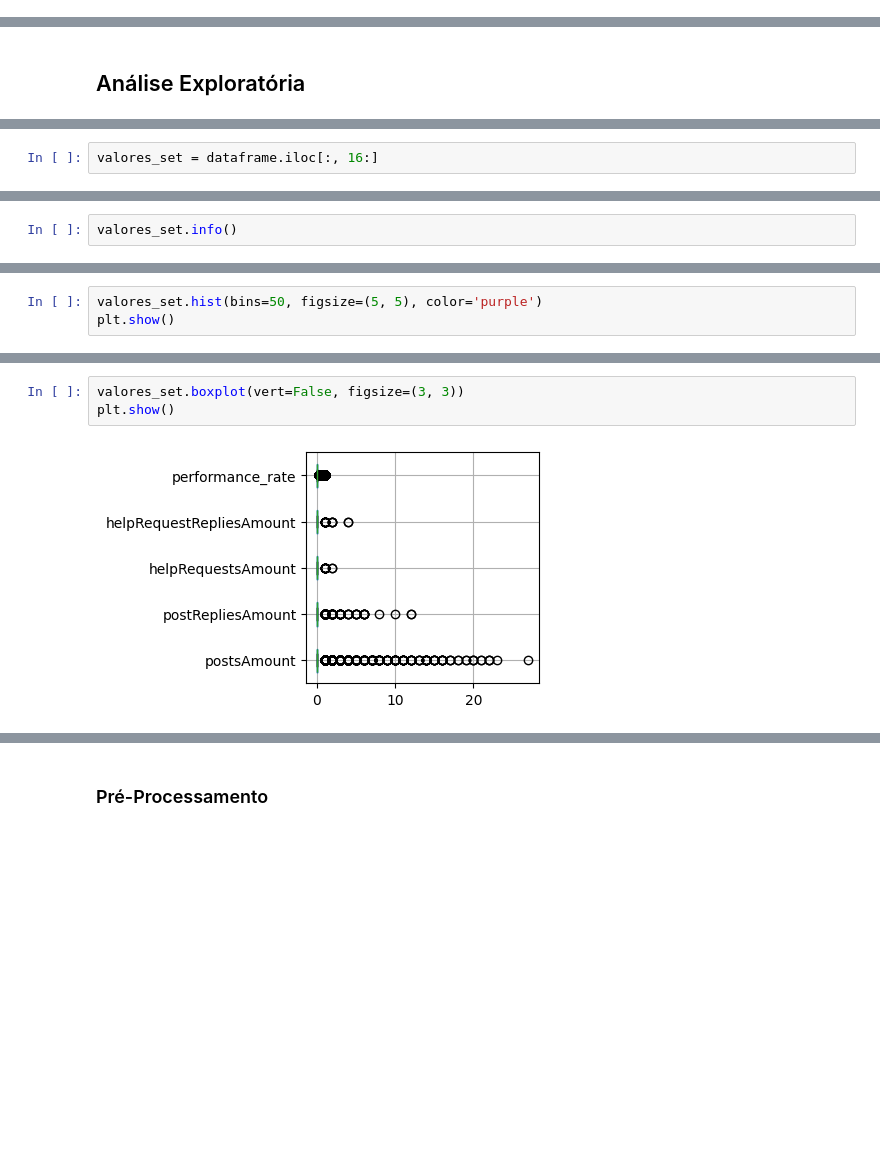
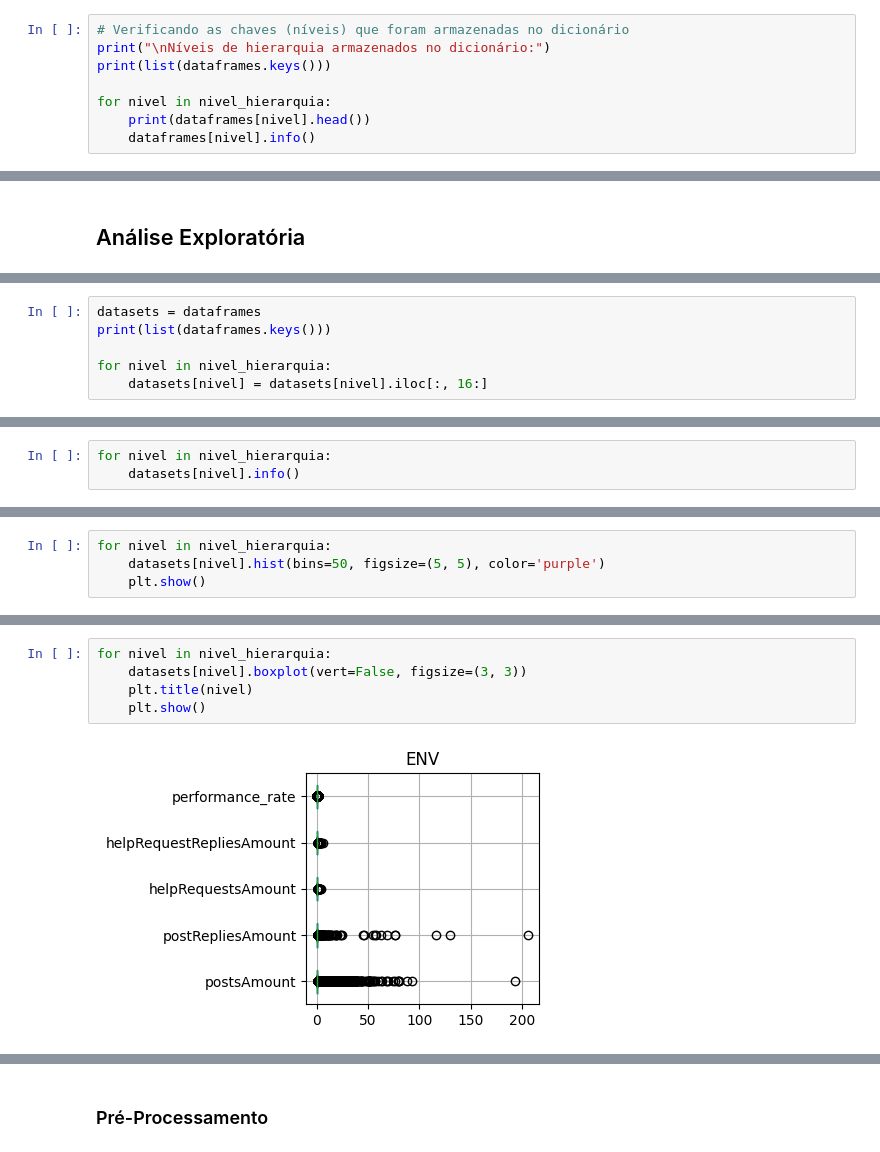
Before and after one commit to matheussilvaviitra/Classificador_engajamento, a Jupyter notebook: engajamento_uns_new_2.ipynb, the cells around one changed output, grey strips where cells are left out. Drawn from its saved outputs; the diff is of its cells as text; blank space fills up the shorter version.

```diff
--- a/engajamento_uns_new_2.ipynb
+++ b/engajamento_uns_new_2.ipynb
@@ -123,0 +132,8 @@ except exceptions.Forbidden as e:
+# %%
+# Verificando as chaves (níveis) que foram armazenadas no dicionário
+print("\nNíveis de hierarquia armazenados no dicionário:")
+print(list(dataframes.keys()))
+
+for nivel in nivel_hierarquia:
+    print(dataframes[nivel].head())
+    dataframes[nivel].info()
@@ -159,2 +197,6 @@ dataframe.describe()
 # %%
-valores_set = dataframe.iloc[:, 16:]
+datasets = dataframes
+print(list(dataframes.keys()))
+
+for nivel in nivel_hierarquia:
+    datasets[nivel] = datasets[nivel].iloc[:, 16:]
@@ -161,4 +205,5 @@ valores_set = dataframe.iloc[:, 16:]
 # %%
-valores_set.info()
+for nivel in nivel_hierarquia:
+    datasets[nivel].info()
 # %% [output]
 <class 'pandas.core.frame.DataFrame'>
@@ -176,4 +226,5 @@ memory usage: 595.5 KB
 # %%
-valores_set.hist(bins=50, figsize=(5, 5), color='purple')
-plt.show()
+for nivel in nivel_hierarquia:
+    datasets[nivel].hist(bins=50, figsize=(5, 5), color='purple')
+    plt.show()
 # %% [output]
@@ -181,5 +234,7 @@ plt.show()
 # %%
-valores_set.boxplot(vert=False, figsize=(3, 3))
-plt.show()
+for nivel in nivel_hierarquia:
+    datasets[nivel].boxplot(vert=False, figsize=(3, 3))
+    plt.title(nivel)
+    plt.show()
 # %% [output]
-[figure, old version]
+[figure, new version]
```
Also changed, not shown: parts of 43 cells of this notebook.
